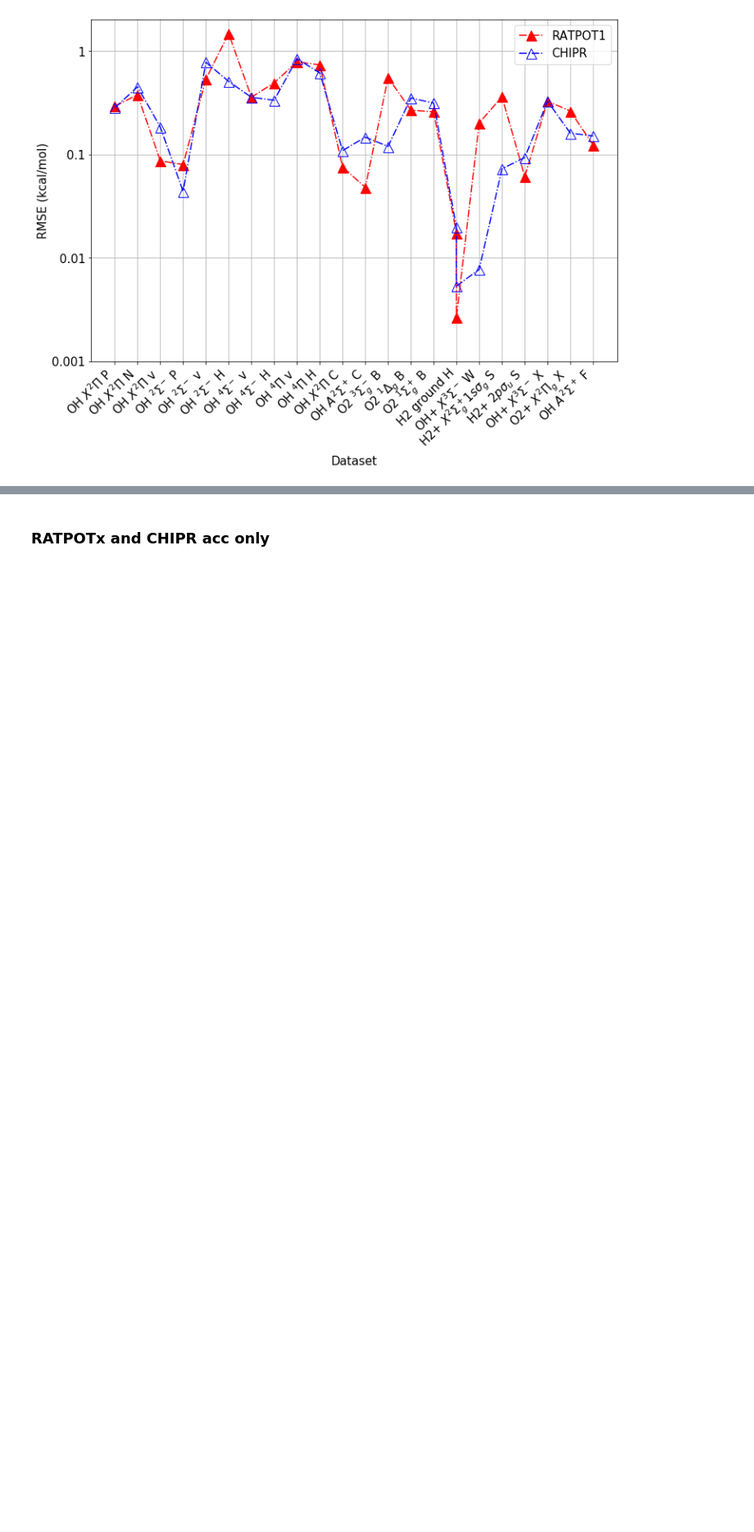
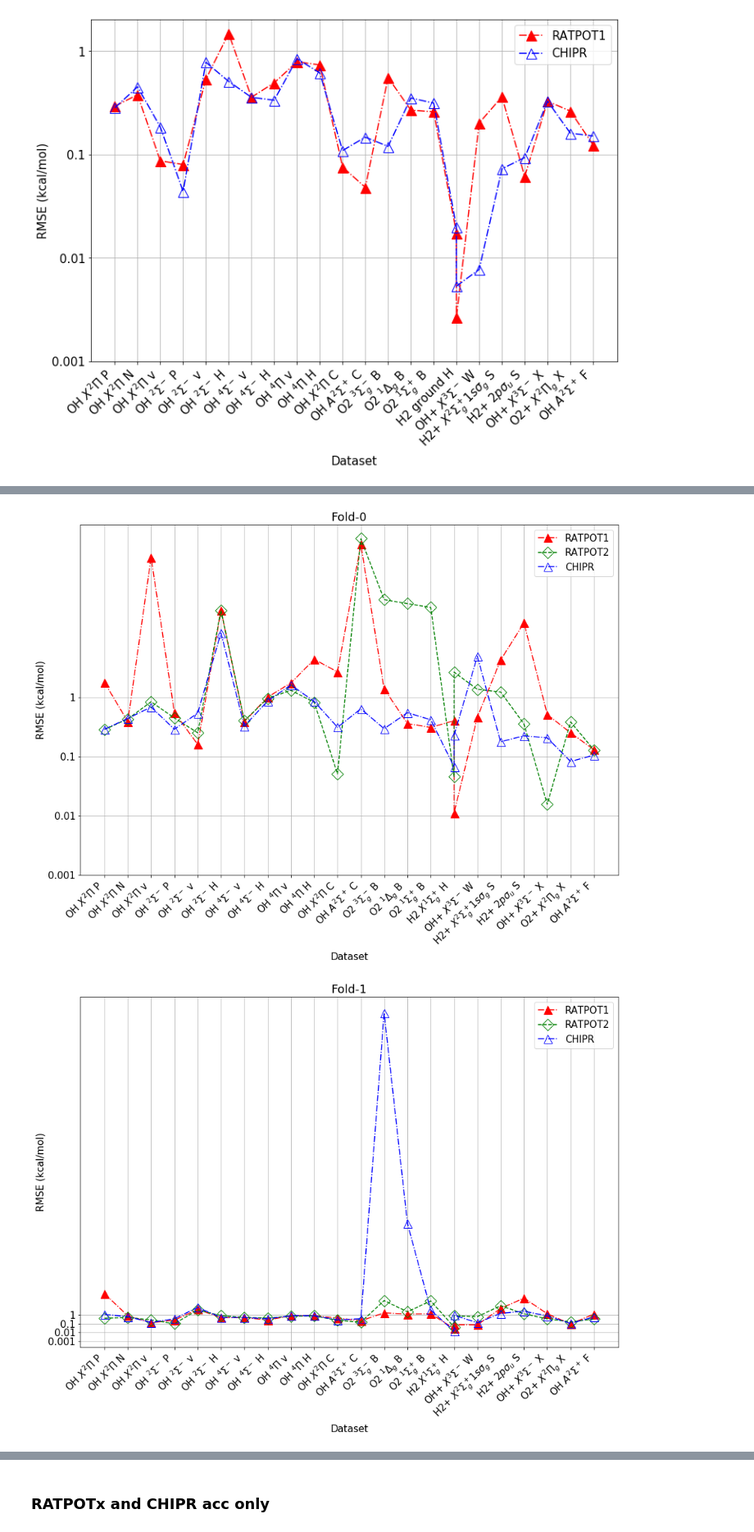
Before and after one commit to berylgithub/pes, a Jupyter notebook: PES_visu.ipynb, the cells around one changed output, grey strips where cells are left out. Shown at 82% size. Cells and saved outputs as stored; diff of their text form; code cells hidden in the pictures; blank space fills up the shorter version.

Commit message:
added separate fold visu

```diff
--- a/PES_visu.ipynb
+++ b/PES_visu.ipynb
@@ -610,0 +687,43 @@ plt.show()
+# %%
+## plot per fold routine:
+def plot_fold(fold):
+    # get the data corr to fold:
+    y_a1 = []; y_a2 = []; y_ch = []
+    for i in range(len(data["ansatz_1_acc"])):
+        if data["fold"][i] == fold:
+            y_a1.append(data["ansatz_1_acc"][i])
+            y_a2.append(data["ansatz_2_acc"][i])
+            y_ch.append(data["chipr_acc"][i])
+    y_a1 = np.array(y_a1); y_a2 = np.array(y_a2); y_ch = np.array(y_ch)
+
+    # plot of the table (finding which model is the best):
+    plt.rcParams.update({'font.size': 15})
+    #plt.subplots(figsize=(12, 8))
+    fig, ax = plt.subplots(figsize=(15, 10))
+
+    markersize = 13
+
+    x = [data["mol"][i]+" "+data["state"][i]+" "+data["author"][i][0] for i in range(len(data["mol"]))]
+    y_a1 *= 627.5
+    ax.plot(x, np.log10(y_a1), '-.r^', markersize=markersize)
+    y_a2 *= 627.5
+    ax.plot(x, np.log10(y_a2), '--gD', markersize=markersize, fillstyle="none")
+    y_ch *= 627.5
+    ax.plot(x, np.log10(y_ch), '-.b^', markersize=markersize, fillstyle="none")
+    plt.xticks(rotation=45, ha="right")
+
+    interval = [1, 1e-1, 1e-2, 1e-3]
+    plt.yticks(np.log10(interval), interval)
+
+    plt.xlabel("Dataset"); plt.ylabel("RMSE (kcal/mol)")
+    plt.legend(["RATPOT1", "RATPOT2", "CHIPR"])
+    plt.title("Fold-"+str(fold))
+
+    ax.grid()
+    plt.show()
+# %%
+for i in range(4):
+    plot_fold(i)
+# %% [output]
+[figure, added]
+[figure, added]
```
Also changed, not shown: parts of 8 cells of this notebook.
